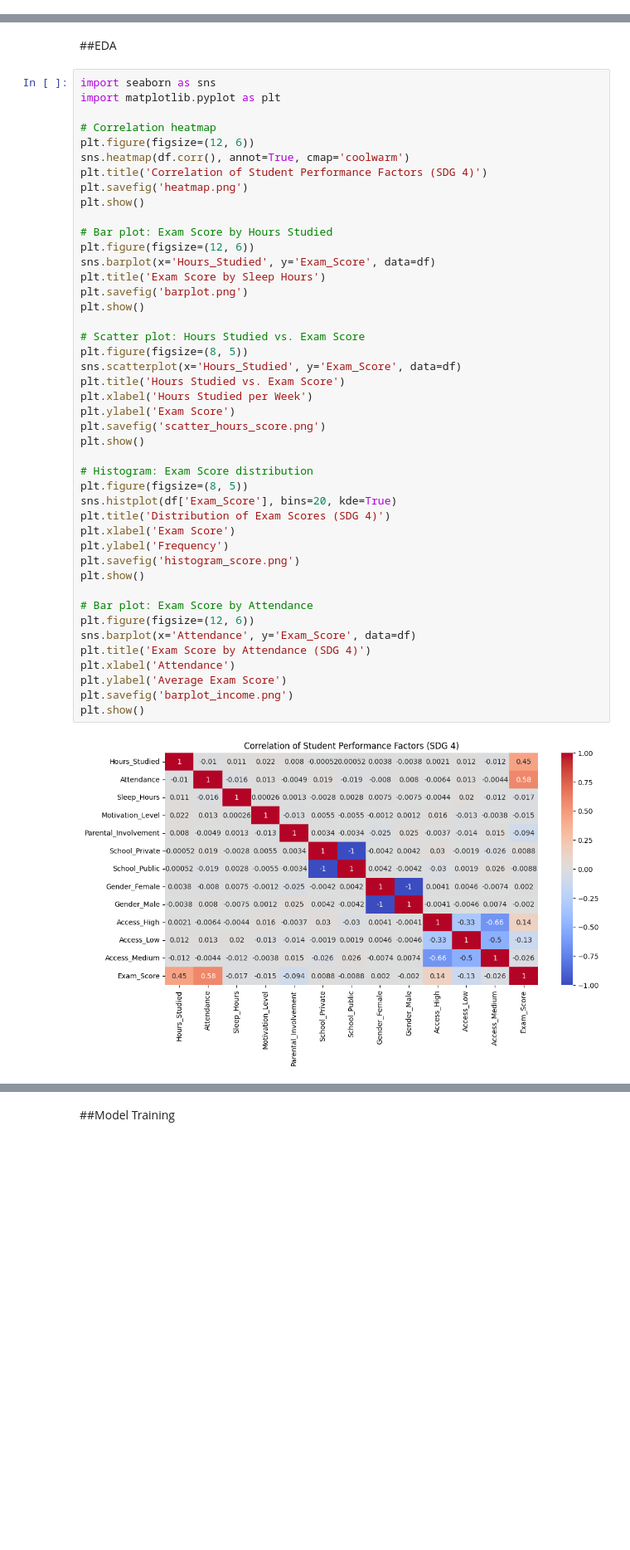
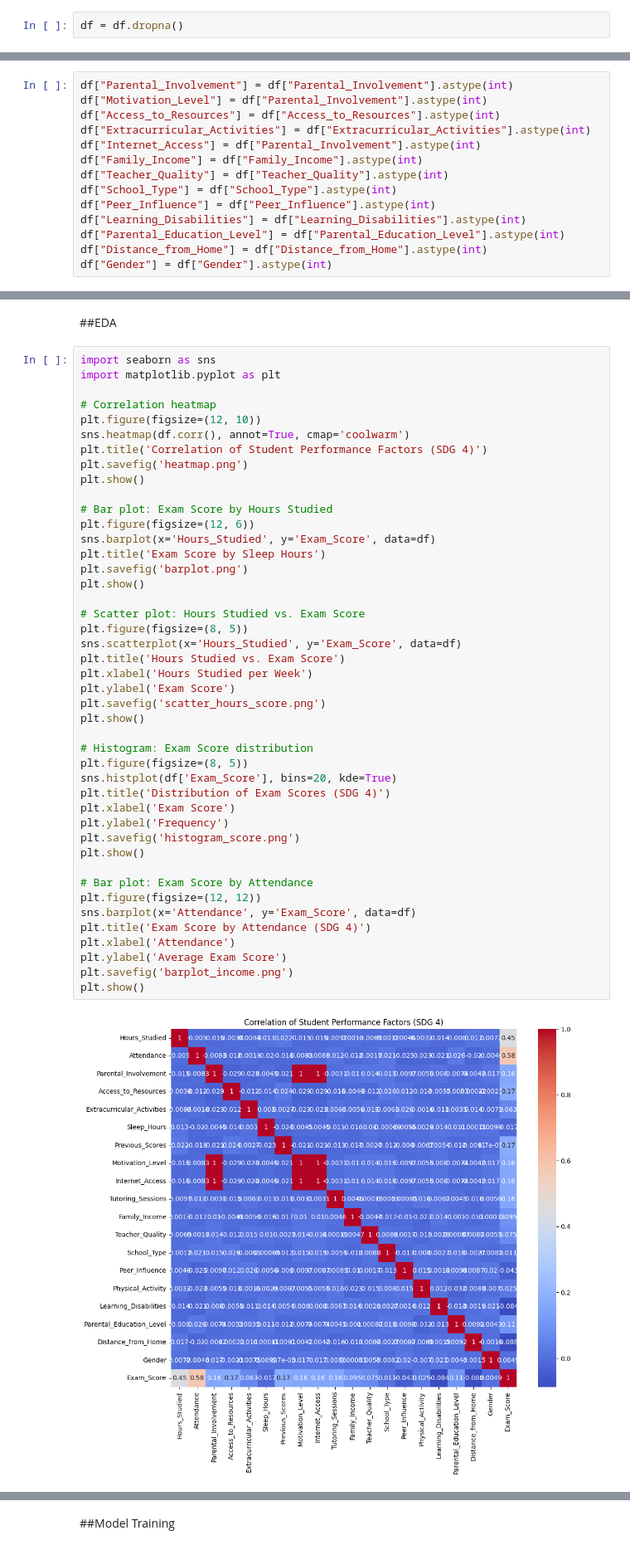
Before and after one commit to samintelguru/StudentPerformanceProject, a Jupyter notebook: Student_Performance.ipynb, the cells around one changed output, grey strips where cells are left out. Shown: that part at 83% size. Saved outputs shown, nothing was run; the diff lists cells and outputs as text; blank space fills up the shorter version.

```diff
--- a/Student_Performance.ipynb
+++ b/Student_Performance.ipynb
@@ -42,0 +188,2 @@ df.head()
+# %%
+df = df.dropna()
@@ -42,0 +327,14 @@ df.head()
+# %%
+df["Parental_Involvement"] = df["Parental_Involvement"].astype(int)
+df["Motivation_Level"] = df["Parental_Involvement"].astype(int)
+df["Access_to_Resources"] = df["Access_to_Resources"].astype(int)
+df["Extracurricular_Activities"] = df["Extracurricular_Activities"].astype(int)
+df["Internet_Access"] = df["Parental_Involvement"].astype(int)
+df["Family_Income"] = df["Family_Income"].astype(int)
+df["Teacher_Quality"] = df["Teacher_Quality"].astype(int)
+df["School_Type"] = df["School_Type"].astype(int)
+df["Peer_Influence"] = df["Peer_Influence"].astype(int)
+df["Learning_Disabilities"] = df["Learning_Disabilities"].astype(int)
+df["Parental_Education_Level"] = df["Parental_Education_Level"].astype(int)
+df["Distance_from_Home"] = df["Distance_from_Home"].astype(int)
+df["Gender"] = df["Gender"].astype(int)
@@ -135,7 +498,7 @@ import seaborn as sns
 import matplotlib.pyplot as plt
 
 # Correlation heatmap
-plt.figure(figsize=(12, 6))
+plt.figure(figsize=(12, 10))
 sns.heatmap(df.corr(), annot=True, cmap='coolwarm')
 plt.title('Correlation of Student Performance Factors (SDG 4)')
 plt.savefig('heatmap.png')
@@ -147,32 +510,32 @@ sns.barplot(x='Hours_Studied', y='Exam_Score', data=df)
 plt.title('Exam Score by Sleep Hours')
 plt.savefig('barplot.png')
 plt.show()
 
 # Scatter plot: Hours Studied vs. Exam Score
 plt.figure(figsize=(8, 5))
 sns.scatterplot(x='Hours_Studied', y='Exam_Score', data=df)
 plt.title('Hours Studied vs. Exam Score')
 plt.xlabel('Hours Studied per Week')
 plt.ylabel('Exam Score')
 plt.savefig('scatter_hours_score.png')
 plt.show()
 
 # Histogram: Exam Score distribution
 plt.figure(figsize=(8, 5))
 sns.histplot(df['Exam_Score'], bins=20, kde=True)
 plt.title('Distribution of Exam Scores (SDG 4)')
 plt.xlabel('Exam Score')
 plt.ylabel('Frequency')
 plt.savefig('histogram_score.png')
 plt.show()
 
 # Bar plot: Exam Score by Attendance
-plt.figure(figsize=(12, 6))
+plt.figure(figsize=(12, 12))
 sns.barplot(x='Attendance', y='Exam_Score', data=df)
 plt.title('Exam Score by Attendance (SDG 4)')
 plt.xlabel('Attendance')
 plt.ylabel('Average Exam Score')
 plt.savefig('barplot_income.png')
 plt.show()
 # %% [output]
-[figure, old version]
+[figure, new version]
```
Also changed, not shown: parts of 23 cells of this notebook.
